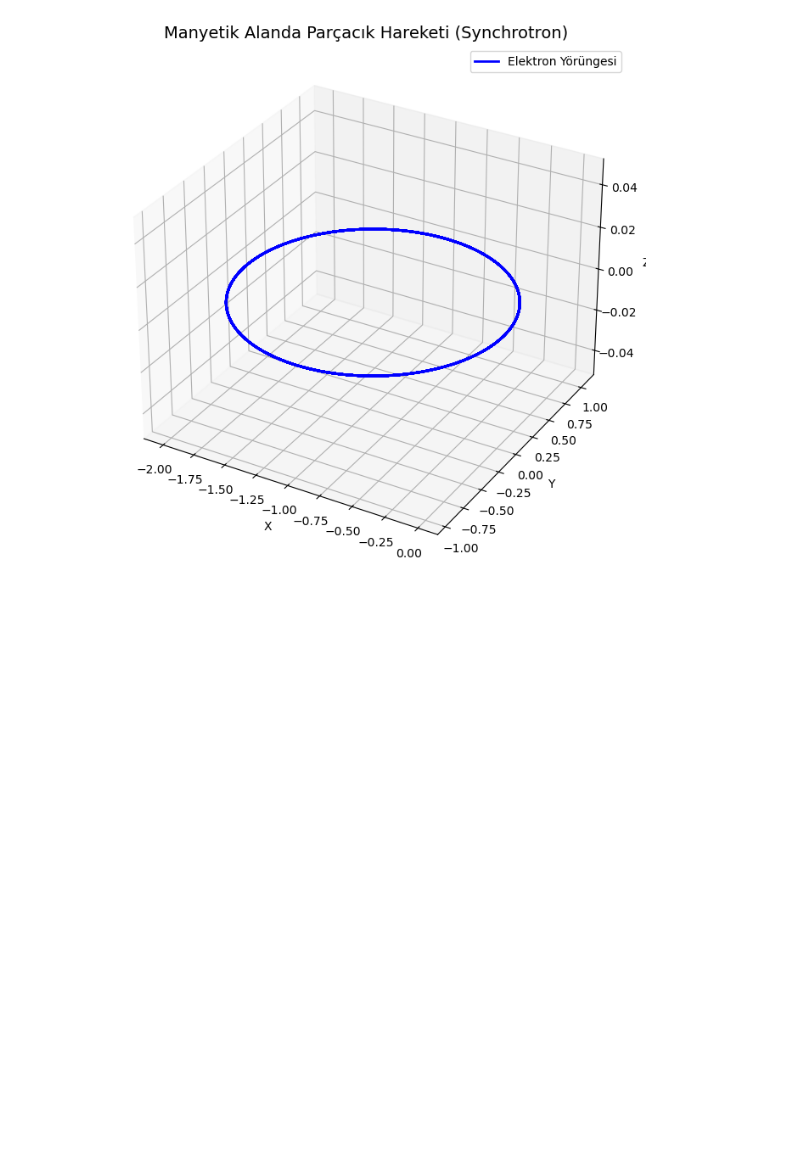
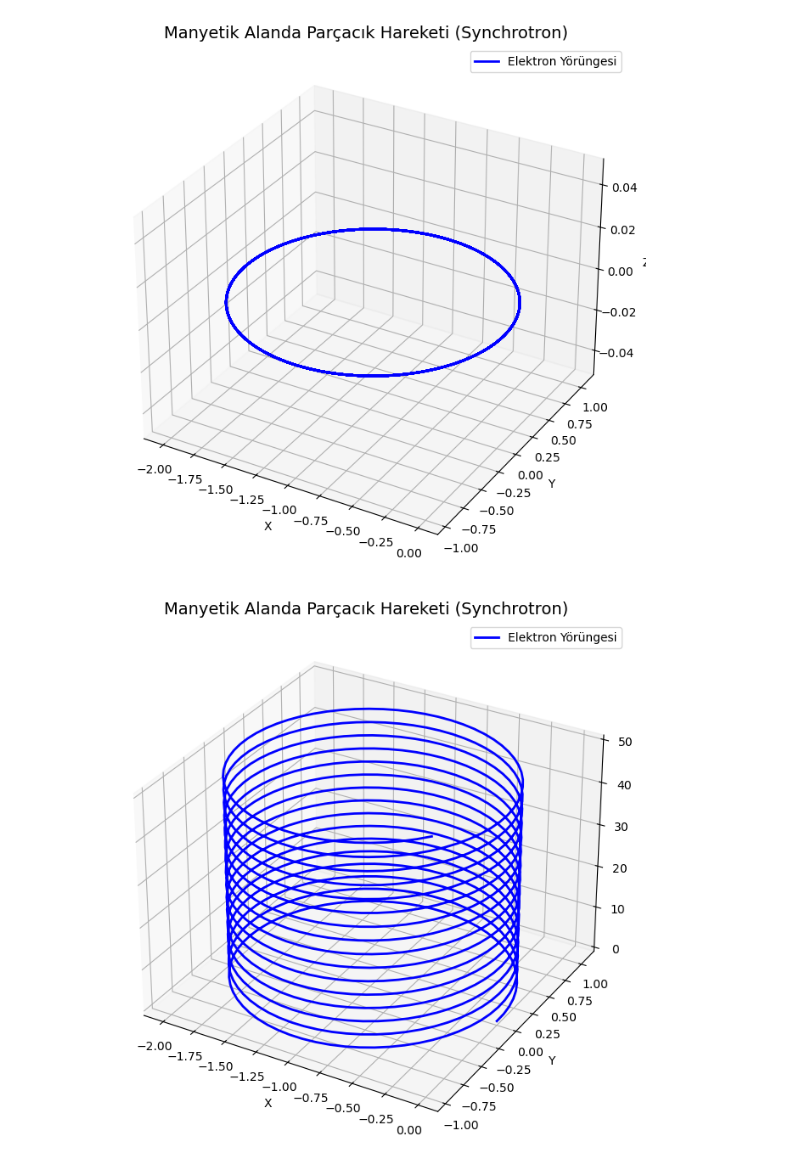
Before and after one commit to berrezeynep/boris_algorithm_sim, a Jupyter notebook: simplot.ipynb, the cells around one changed output. Cells and saved outputs as stored; diff of their text form; code cells hidden in the pictures; blank space fills up the shorter version.

```diff
--- a/simplot.ipynb
+++ b/simplot.ipynb
@@ -82,3 +82,38 @@ except FileNotFoundError:
     print("HATA: .dat dosyası bulunamadı")
 # %% [output]
 [figure]
+# %%
+%matplotlib inline
+
+import numpy as np
+import matplotlib.pyplot as plt
+from mpl_toolkits.mplot3d import Axes3D
+
+file_name = 'trajectory_boris2.dat'
+
+try:
+
+    data = np.loadtxt(file_name, delimiter='\t', skiprows=1)
+
+    t = data[:, 0]
+    x = data[:, 1]
+    y = data[:, 2]
+    z = data[:, 3]
+    fig = plt.figure(figsize=(10, 8))
+    ax = fig.add_subplot(111, projection='3d')
+
+    ax.plot(x, y, z, label='Elektron Yörüngesi', color='blue', linewidth=2)
+
+    ax.set_title('Manyetik Alanda Parçacık Hareketi (Synchrotron)', fontsize=14)
+    ax.set_xlabel('X')
+    ax.set_ylabel('Y')
+    ax.set_zlabel('Z')
+    ax.set_zlim(np.min(z), np.max(z))
+    ax.legend()
+
+    plt.show()
+
+except FileNotFoundError:
+    print("HATA: .dat dosyası bulunamadı")
+# %% [output]
+[figure, added]
```
Also changed, not shown: 3 other files.
